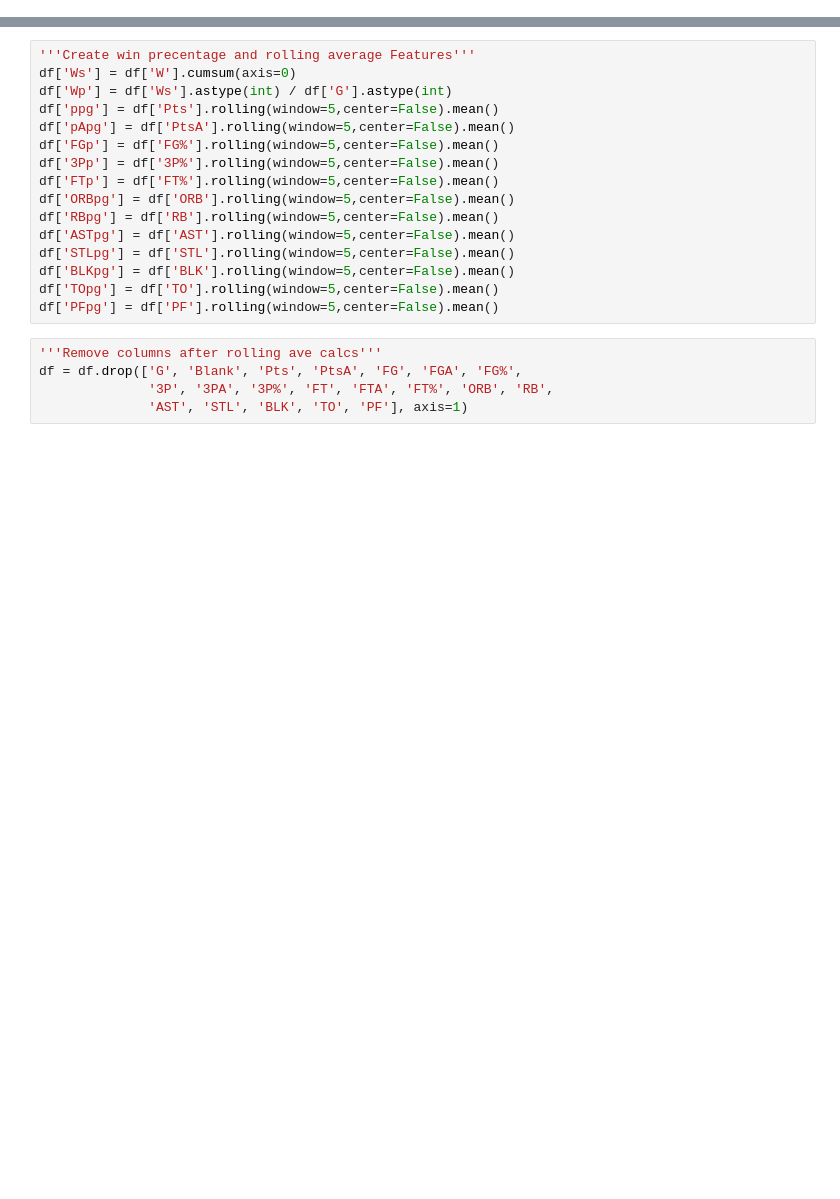
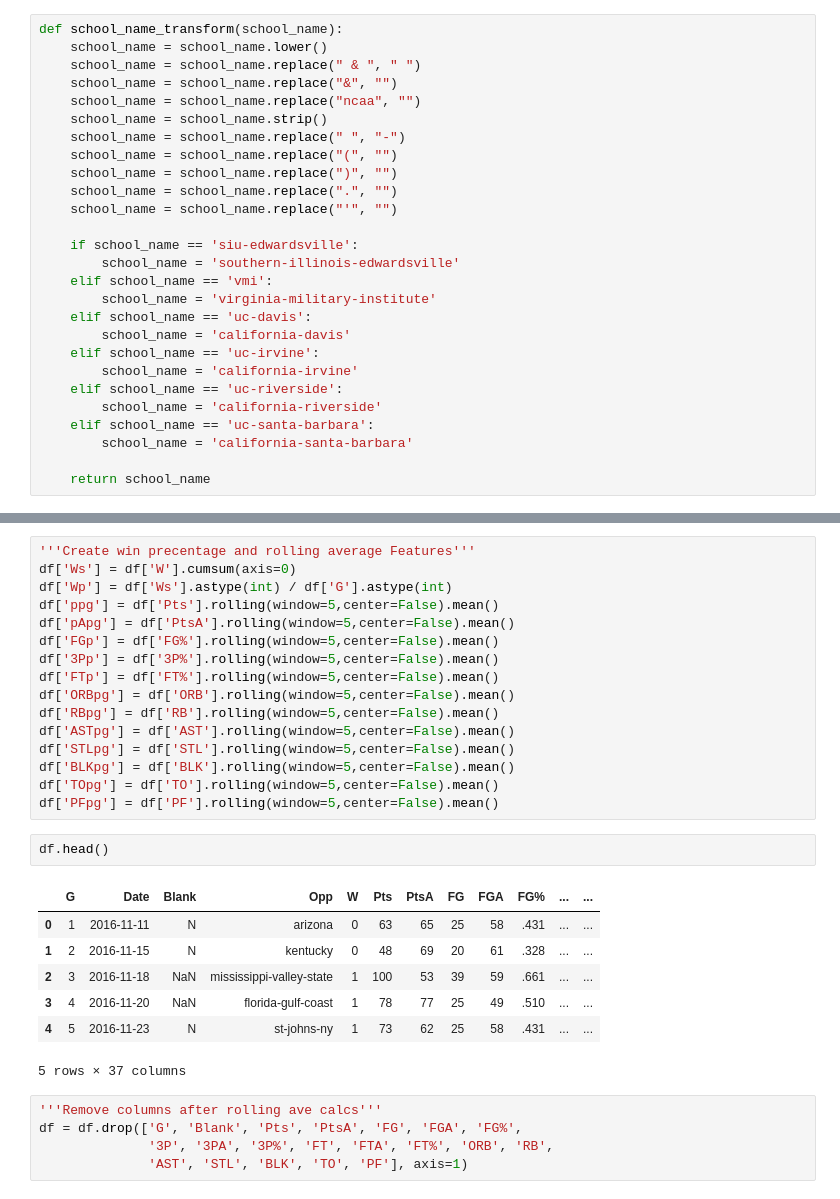
Before and after one commit to scostello28/Bracket-Buster, a Jupyter notebook: notebooks/data_cleaning.ipynb, the cells around one changed output, grey strips where cells are left out. Drawn from its saved outputs; the diff is of its cells as text; blank space fills up the shorter version.

```diff
--- a/notebooks/data_cleaning.ipynb
+++ b/notebooks/data_cleaning.ipynb
@@ -45,6 +74,33 @@ def teams_dict(filepath):
     for school, schform in zip(schools, schools_format):
         team_dict[school] = schform
     return team_dict
+# %%
+def school_name_transform(school_name):
+    school_name = school_name.lower()
+    school_name = school_name.replace(" & ", " ")
+    school_name = school_name.replace("&", "")
+    school_name = school_name.replace("ncaa", "")
+    school_name = school_name.strip()
+    school_name = school_name.replace(" ", "-")
+    school_name = school_name.replace("(", "")
+    school_name = school_name.replace(")", "")
+    school_name = school_name.replace(".", "")
+    school_name = school_name.replace("'", "")
+
+    if school_name == 'siu-edwardsville':
+        school_name = 'southern-illinois-edwardsville'
+    elif school_name == 'vmi':
+        school_name = 'virginia-military-institute'
+    elif school_name == 'uc-davis':
+        school_name = 'california-davis'
+    elif school_name == 'uc-irvine':
+        school_name = 'california-irvine'
+    elif school_name == 'uc-riverside':
+        school_name = 'california-riverside'
+    elif school_name == 'uc-santa-barbara':
+        school_name = 'california-santa-barbara'
+
+    return school_name
 # %%
 '''reformat Opponent team name column strings'''
 team_names_sos_filepath = '/Users/sec/galvanize/capstone1/team_list/sos_team_list_2018_final.csv'
@@ -70,6 +127,16 @@ df['STLpg'] = df['STL'].rolling(window=5,center=False).mean()
 df['BLKpg'] = df['BLK'].rolling(window=5,center=False).mean()
 df['TOpg'] = df['TO'].rolling(window=5,center=False).mean()
 df['PFpg'] = df['PF'].rolling(window=5,center=False).mean()
+# %%
+df.head()
+# %% [output]
+|  | G | Date | Blank | Opp | W | Pts | PtsA | FG | FGA | FG% | ... | ... |
+| 0 | 1 | 2016-11-11 | N | arizona | 0 | 63 | 65 | 25 | 58 | .431 | ... | ... |
+| 1 | 2 | 2016-11-15 | N | kentucky | 0 | 48 | 69 | 20 | 61 | .328 | ... | ... |
+| 2 | 3 | 2016-11-18 | NaN | mississippi-valley-state | 1 | 100 | 53 | 39 | 59 | .661 | ... | ... |
+| 3 | 4 | 2016-11-20 | NaN | florida-gulf-coast | 1 | 78 | 77 | 25 | 49 | .510 | ... | ... |
+| 4 | 5 | 2016-11-23 | N | st-johns-ny | 1 | 73 | 62 | 25 | 58 | .431 | ... | ... |
+5 rows × 37 columns
 # %%
 '''Remove columns after rolling ave calcs'''
 df = df.drop(['G', 'Blank', 'Pts', 'PtsA', 'FG', 'FGA', 'FG%',
```
Also changed, not shown: parts of 12 cells of this notebook, 22 other files.
